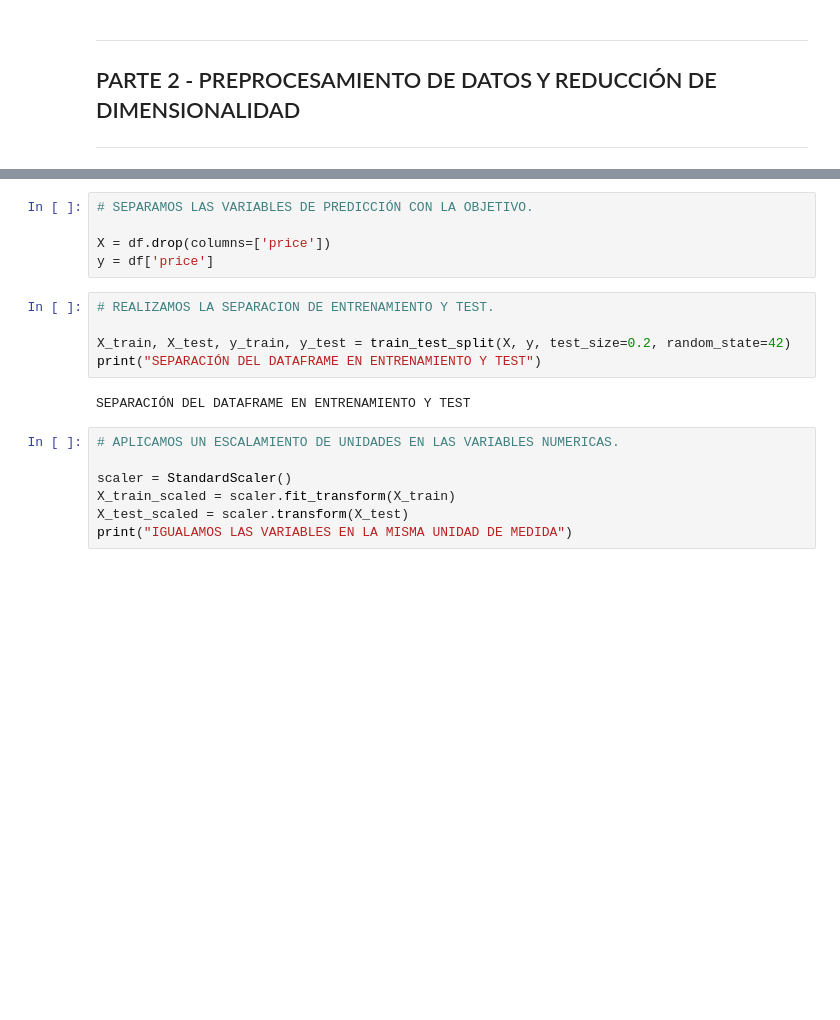
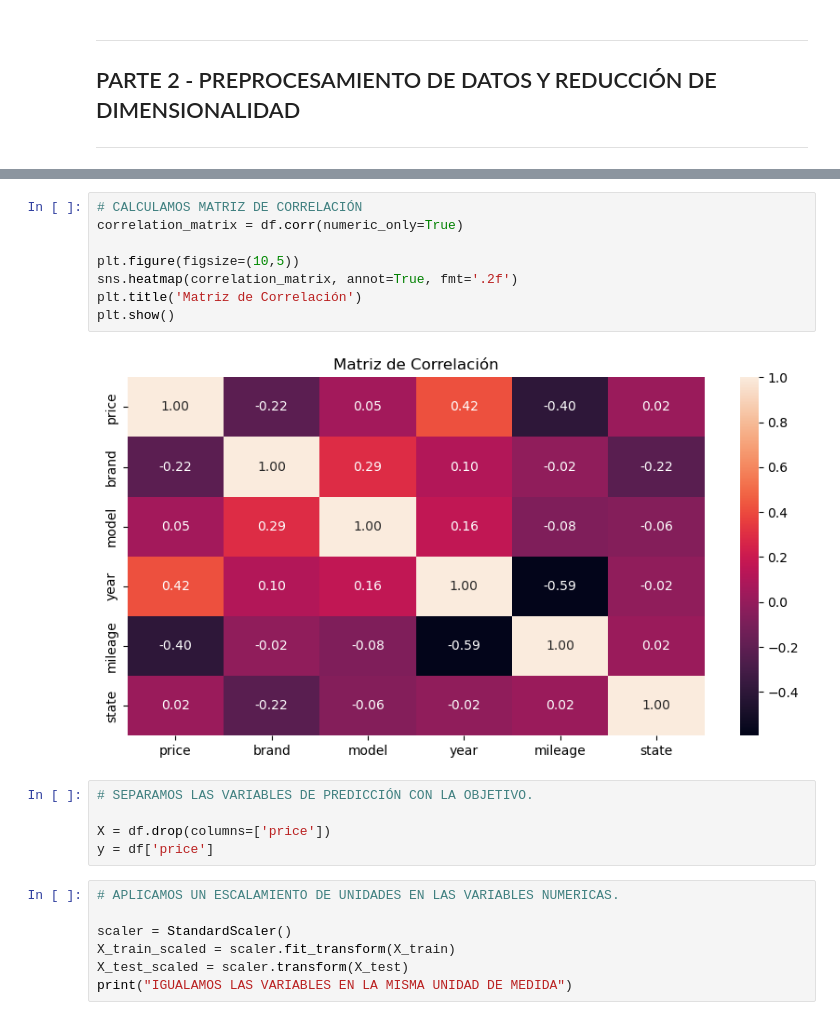
Before and after one commit to J-SALGADOM/IIA_Proyecto, a Jupyter notebook: IIA_Proyecto_Codigo.ipynb, the cells around one changed output, grey strips where cells are left out. Cells and saved outputs as stored; diff of their text form; blank space fills up the shorter version.

```diff
--- a/IIA_Proyecto_Codigo.ipynb
+++ b/IIA_Proyecto_Codigo.ipynb
@@ -192,15 +195,18 @@ CODIFICAMOS LAS COLUMNAS ['brand', 'model', 'title_status', 'color', 'state', 'c
+# %%
+# CALCULAMOS MATRIZ DE CORRELACIÓN
+correlation_matrix = df.corr(numeric_only=True)
+
+plt.figure(figsize=(10,5))
+sns.heatmap(correlation_matrix, annot=True, fmt='.2f')
+plt.title('Matriz de Correlación')
+plt.show()
+# %% [output]
+[figure, added]
 # %%
 # SEPARAMOS LAS VARIABLES DE PREDICCIÓN CON LA OBJETIVO.
 
 X = df.drop(columns=['price'])
 y = df['price']
-# %%
-# REALIZAMOS LA SEPARACION DE ENTRENAMIENTO Y TEST.
-
-X_train, X_test, y_train, y_test = train_test_split(X, y, test_size=0.2, random_state=42)
-print("SEPARACIÓN DEL DATAFRAME EN ENTRENAMIENTO Y TEST")
-# %% [output]
-SEPARACIÓN DEL DATAFRAME EN ENTRENAMIENTO Y TEST
 # %%
 # APLICAMOS UN ESCALAMIENTO DE UNIDADES EN LAS VARIABLES NUMERICAS.
 
```
Also changed, not shown: parts of 10 cells of this notebook.
